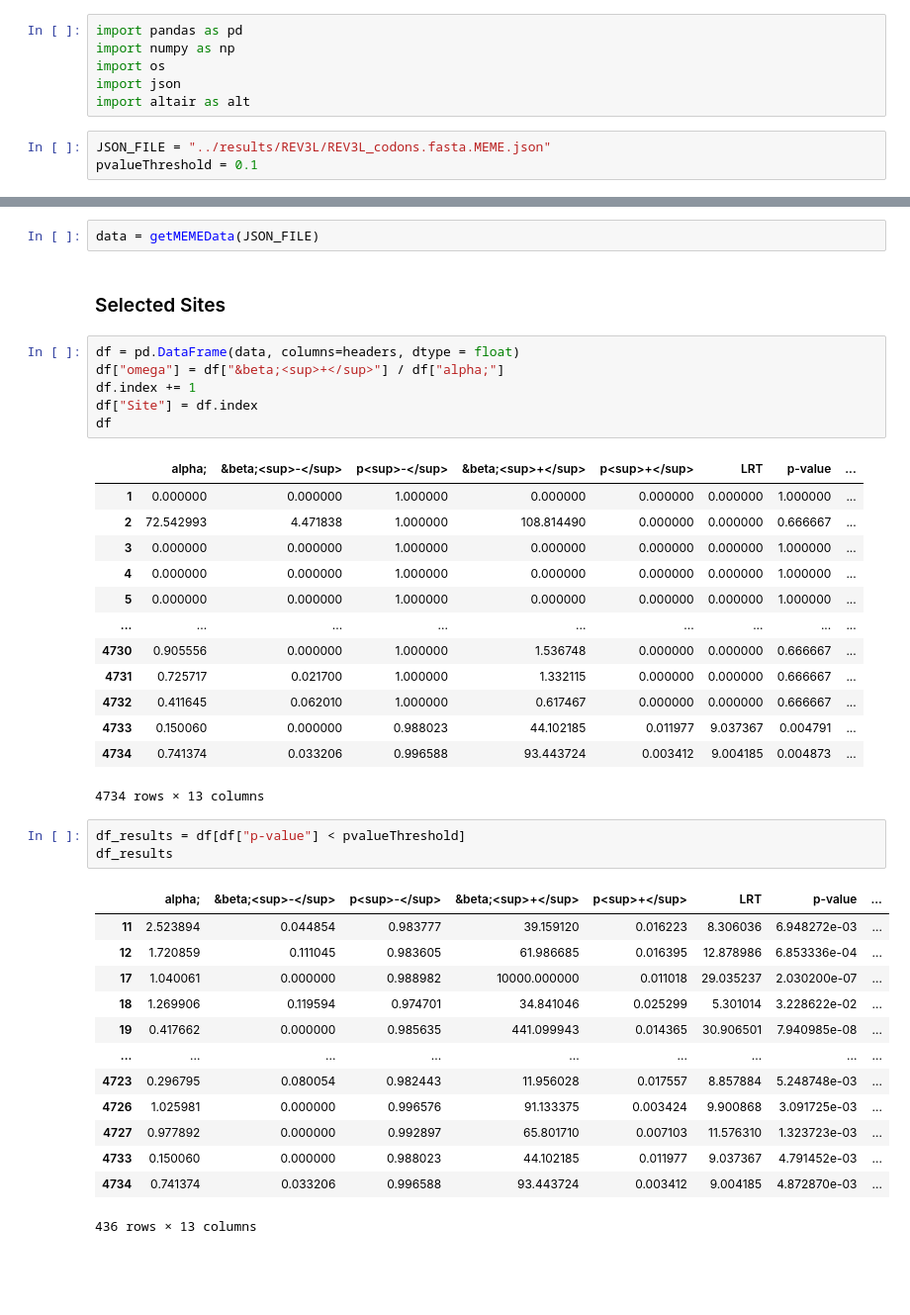
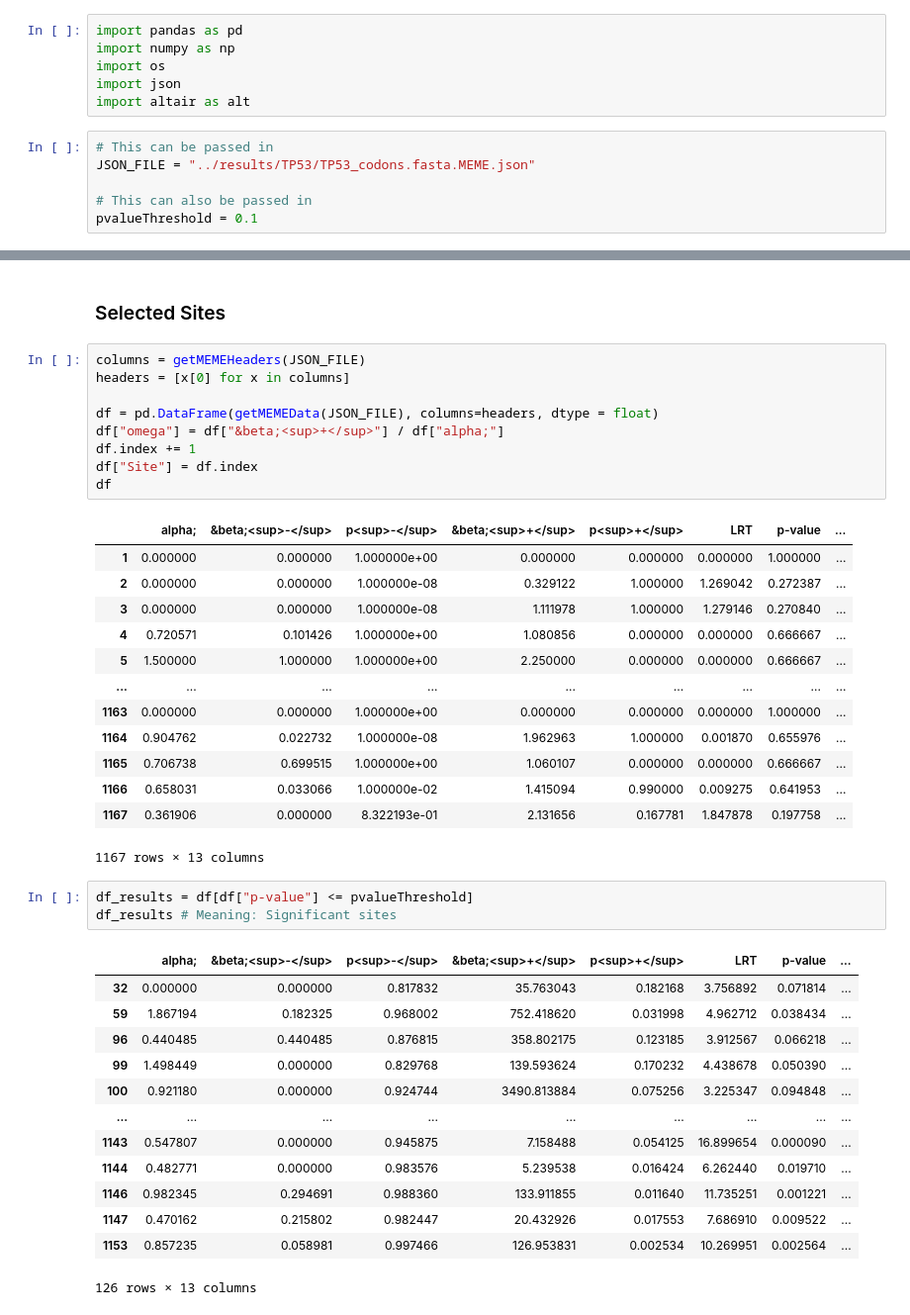
Before and after one commit to aglucaci/GeneInvestigator, a Jupyter notebook: notebooks/SummarizeMEME.ipynb, the cells around one changed output, grey strips where cells are left out. Shown at 99% size. Saved outputs shown, nothing was run; the diff lists cells and outputs as text; blank space fills up the shorter version.

```diff
--- a/notebooks/SummarizeMEME.ipynb
+++ b/notebooks/SummarizeMEME.ipynb
@@ -5,7 +5,10 @@ import os
 import json
 import altair as alt
 # %%
-JSON_FILE = "../results/REV3L/REV3L_codons.fasta.MEME.json"
+# This can be passed in
+JSON_FILE = "../results/TP53/TP53_codons.fasta.MEME.json"
+
+# This can also be passed in
 pvalueThreshold = 0.1
 # %%
 def getMEMEData(json_file):
@@ -38,41 +27,42 @@ headers
-# %%
-data = getMEMEData(JSON_FILE)
 # %% [markdown]
 ### Selected Sites
 # %%
-df = pd.DataFrame(data, columns=headers, dtype = float)
+columns = getMEMEHeaders(JSON_FILE)
+headers = [x[0] for x in columns]
+
+df = pd.DataFrame(getMEMEData(JSON_FILE), columns=headers, dtype = float)
 df["omega"] = df["&beta;<sup>+</sup>"] / df["alpha;"]
 df.index += 1
 df["Site"] = df.index
 df
 # %% [output]
 |  | alpha; | &beta;<sup>-</sup> | p<sup>-</sup> | &beta;<sup>+</sup> | p<sup>+</sup> | LRT | p-value | ... |
-| 1 | 0.000000 | 0.000000 | 1.000000 | 0.000000 | 0.000000 | 0.000000 | 1.000000 | ... |
-| 2 | 72.542993 | 4.471838 | 1.000000 | 108.814490 | 0.000000 | 0.000000 | 0.666667 | ... |
-| 3 | 0.000000 | 0.000000 | 1.000000 | 0.000000 | 0.000000 | 0.000000 | 1.000000 | ... |
-| 4 | 0.000000 | 0.000000 | 1.000000 | 0.000000 | 0.000000 | 0.000000 | 1.000000 | ... |
-| 5 | 0.000000 | 0.000000 | 1.000000 | 0.000000 | 0.000000 | 0.000000 | 1.000000 | ... |
+| 1 | 0.000000 | 0.000000 | 1.000000e+00 | 0.000000 | 0.000000 | 0.000000 | 1.000000 | ... |
+| 2 | 0.000000 | 0.000000 | 1.000000e-08 | 0.329122 | 1.000000 | 1.269042 | 0.272387 | ... |
+| 3 | 0.000000 | 0.000000 | 1.000000e-08 | 1.111978 | 1.000000 | 1.279146 | 0.270840 | ... |
+| 4 | 0.720571 | 0.101426 | 1.000000e+00 | 1.080856 | 0.000000 | 0.000000 | 0.666667 | ... |
+| 5 | 1.500000 | 1.000000 | 1.000000e+00 | 2.250000 | 0.000000 | 0.000000 | 0.666667 | ... |
 | ... | ... | ... | ... | ... | ... | ... | ... | ... |
-| 4730 | 0.905556 | 0.000000 | 1.000000 | 1.536748 | 0.000000 | 0.000000 | 0.666667 | ... |
-| 4731 | 0.725717 | 0.021700 | 1.000000 | 1.332115 | 0.000000 | 0.000000 | 0.666667 | ... |
-| 4732 | 0.411645 | 0.062010 | 1.000000 | 0.617467 | 0.000000 | 0.000000 | 0.666667 | ... |
-| 4733 | 0.150060 | 0.000000 | 0.988023 | 44.102185 | 0.011977 | 9.037367 | 0.004791 | ... |
-| 4734 | 0.741374 | 0.033206 | 0.996588 | 93.443724 | 0.003412 | 9.004185 | 0.004873 | ... |
+| 1163 | 0.000000 | 0.000000 | 1.000000e+00 | 0.000000 | 0.000000 | 0.000000 | 1.000000 | ... |
+| 1164 | 0.904762 | 0.022732 | 1.000000e-08 | 1.962963 | 1.000000 | 0.001870 | 0.655976 | ... |
+| 1165 | 0.706738 | 0.699515 | 1.000000e+00 | 1.060107 | 0.000000 | 0.000000 | 0.666667 | ... |
+| 1166 | 0.658031 | 0.033066 | 1.000000e-02 | 1.415094 | 0.990000 | 0.009275 | 0.641953 | ... |
+| 1167 | 0.361906 | 0.000000 | 8.322193e-01 | 2.131656 | 0.167781 | 1.847878 | 0.197758 | ... |
-4734 rows × 13 columns
+1167 rows × 13 columns
 # %%
-df_results = df[df["p-value"] < pvalueThreshold]
-df_results
+df_results = df[df["p-value"] <= pvalueThreshold]
+df_results # Meaning: Significant sites
 # %% [output]
 |  | alpha; | &beta;<sup>-</sup> | p<sup>-</sup> | &beta;<sup>+</sup> | p<sup>+</sup> | LRT | p-value | ... |
-| 11 | 2.523894 | 0.044854 | 0.983777 | 39.159120 | 0.016223 | 8.306036 | 6.948272e-03 | ... |
-| 12 | 1.720859 | 0.111045 | 0.983605 | 61.986685 | 0.016395 | 12.878986 | 6.853336e-04 | ... |
-| 17 | 1.040061 | 0.000000 | 0.988982 | 10000.000000 | 0.011018 | 29.035237 | 2.030200e-07 | ... |
-| 18 | 1.269906 | 0.119594 | 0.974701 | 34.841046 | 0.025299 | 5.301014 | 3.228622e-02 | ... |
-| 19 | 0.417662 | 0.000000 | 0.985635 | 441.099943 | 0.014365 | 30.906501 | 7.940985e-08 | ... |
+| 32 | 0.000000 | 0.000000 | 0.817832 | 35.763043 | 0.182168 | 3.756892 | 0.071814 | ... |
+| 59 | 1.867194 | 0.182325 | 0.968002 | 752.418620 | 0.031998 | 4.962712 | 0.038434 | ... |
+| 96 | 0.440485 | 0.440485 | 0.876815 | 358.802175 | 0.123185 | 3.912567 | 0.066218 | ... |
+| 99 | 1.498449 | 0.000000 | 0.829768 | 139.593624 | 0.170232 | 4.438678 | 0.050390 | ... |
+| 100 | 0.921180 | 0.000000 | 0.924744 | 3490.813884 | 0.075256 | 3.225347 | 0.094848 | ... |
 | ... | ... | ... | ... | ... | ... | ... | ... | ... |
-| 4723 | 0.296795 | 0.080054 | 0.982443 | 11.956028 | 0.017557 | 8.857884 | 5.248748e-03 | ... |
-| 4726 | 1.025981 | 0.000000 | 0.996576 | 91.133375 | 0.003424 | 9.900868 | 3.091725e-03 | ... |
-| 4727 | 0.977892 | 0.000000 | 0.992897 | 65.801710 | 0.007103 | 11.576310 | 1.323723e-03 | ... |
-| 4733 | 0.150060 | 0.000000 | 0.988023 | 44.102185 | 0.011977 | 9.037367 | 4.791452e-03 | ... |
-| 4734 | 0.741374 | 0.033206 | 0.996588 | 93.443724 | 0.003412 | 9.004185 | 4.872870e-03 | ... |
+| 1143 | 0.547807 | 0.000000 | 0.945875 | 7.158488 | 0.054125 | 16.899654 | 0.000090 | ... |
+| 1144 | 0.482771 | 0.000000 | 0.983576 | 5.239538 | 0.016424 | 6.262440 | 0.019710 | ... |
+| 1146 | 0.982345 | 0.294691 | 0.988360 | 133.911855 | 0.011640 | 11.735251 | 0.001221 | ... |
+| 1147 | 0.470162 | 0.215802 | 0.982447 | 20.432926 | 0.017553 | 7.686910 | 0.009522 | ... |
+| 1153 | 0.857235 | 0.058981 | 0.997466 | 126.953831 | 0.002534 | 10.269951 | 0.002564 | ... |
-436 rows × 13 columns
+126 rows × 13 columns
```
Also changed, not shown: parts of 20 cells of this notebook, 2 other files.
